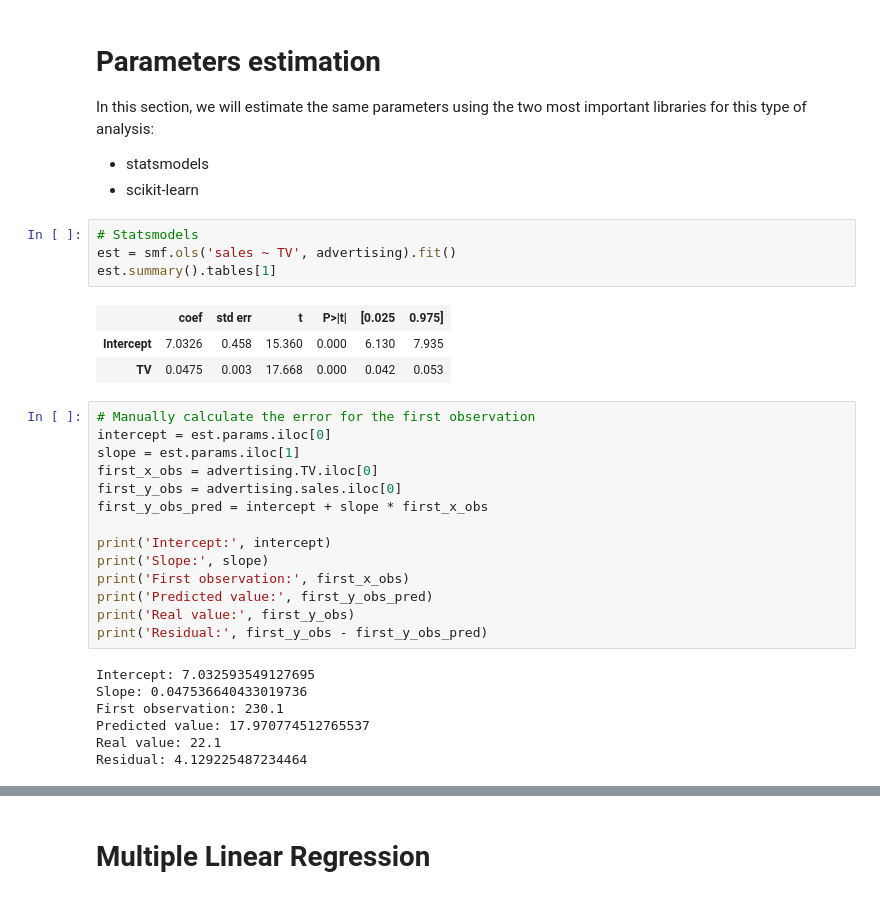
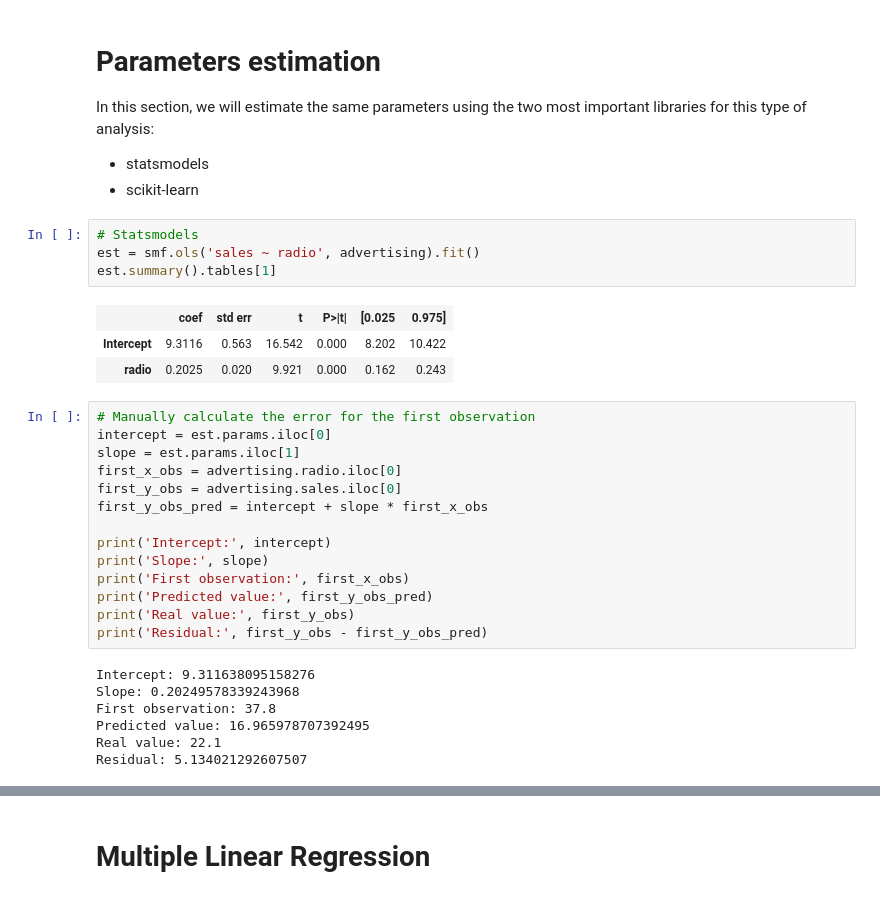
Before and after one commit to vincenzorrei/EDU-LinearRegression, a Jupyter notebook: main.ipynb, the cells around one changed output, grey strips where cells are left out. Saved outputs shown, nothing was run; the diff lists cells and outputs as text.

```diff
--- a/main.ipynb
+++ b/main.ipynb
@@ -107,17 +108,17 @@ In this section, we will estimate the same parameters using the two most importa
 - scikit-learn
 # %%
 # Statsmodels
-est = smf.ols('sales ~ TV', advertising).fit()
+est = smf.ols('sales ~ radio', advertising).fit()
 est.summary().tables[1]
 # %% [output]
 |  | coef | std err | t | P>|t| | [0.025 | 0.975] |
-| Intercept | 7.0326 | 0.458 | 15.360 | 0.000 | 6.130 | 7.935 |
-| TV | 0.0475 | 0.003 | 17.668 | 0.000 | 0.042 | 0.053 |
+| Intercept | 9.3116 | 0.563 | 16.542 | 0.000 | 8.202 | 10.422 |
+| radio | 0.2025 | 0.020 | 9.921 | 0.000 | 0.162 | 0.243 |
 # %%
 # Manually calculate the error for the first observation
 intercept = est.params.iloc[0]
 slope = est.params.iloc[1]
-first_x_obs = advertising.TV.iloc[0]
+first_x_obs = advertising.radio.iloc[0]
 first_y_obs = advertising.sales.iloc[0]
 first_y_obs_pred = intercept + slope * first_x_obs
 
@@ -128,12 +129,12 @@ print('Predicted value:', first_y_obs_pred)
 print('Real value:', first_y_obs)
 print('Residual:', first_y_obs - first_y_obs_pred)
 # %% [output]
-Intercept: 7.032593549127695
-Slope: 0.047536640433019736
-First observation: 230.1
-Predicted value: 17.970774512765537
+Intercept: 9.311638095158276
+Slope: 0.20249578339243968
+First observation: 37.8
+Predicted value: 16.965978707392495
 Real value: 22.1
-Residual: 4.129225487234464
+Residual: 5.134021292607507
 # %%
 # Sklearn  (Scikit-learn)
 regr = skl_lm.LinearRegression()
```
Also changed, not shown: parts of 10 cells of this notebook.
